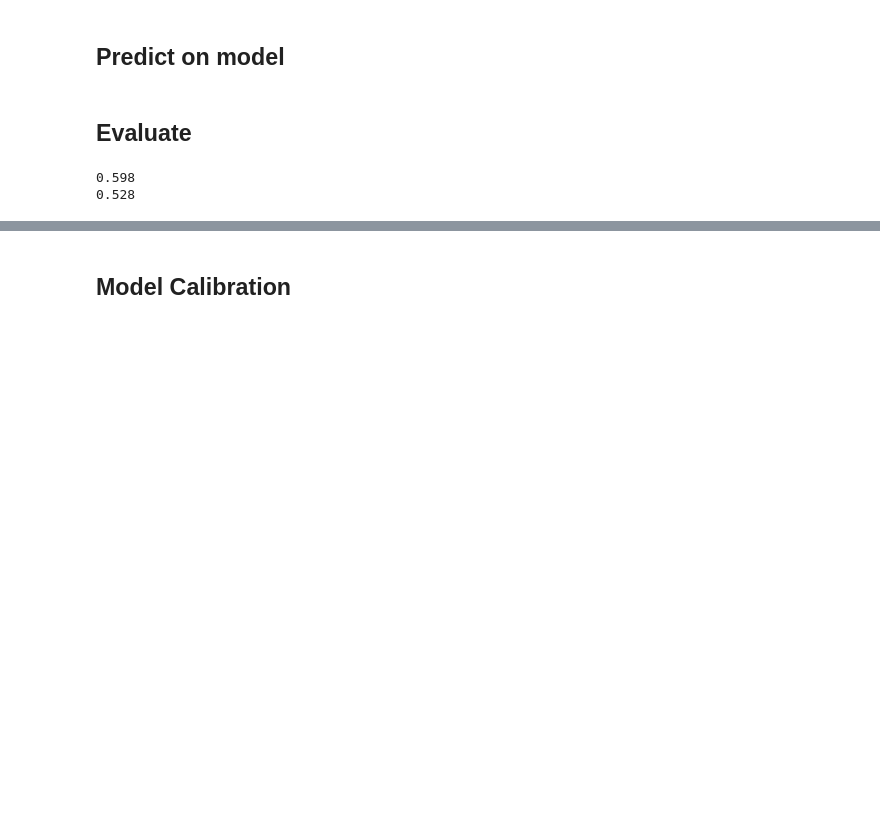
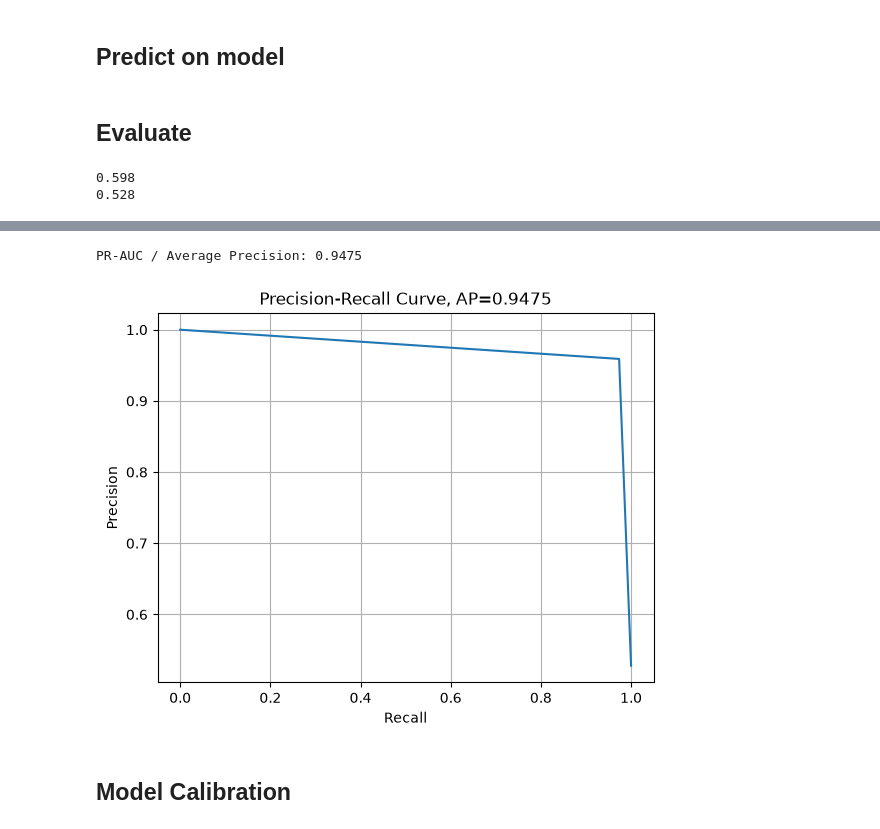
Before and after one commit to shengy90/depop_takehome_task, a Jupyter notebook: notebooks/sheng_solution.ipynb, the cells around one changed output, grey strips where cells are left out. Drawn from its saved outputs; the diff is of its cells as text; code cells hidden in the pictures; blank space fills up the shorter version.

```diff
--- a/notebooks/sheng_solution.ipynb
+++ b/notebooks/sheng_solution.ipynb
@@ -289,8 +328,8 @@ Best iteration: 85
 # %% [markdown]
 ## Predict on model
 # %%
-y_train_proper_pred = clf.predict(X_train_proper)
-y_test_pred = clf.predict(X_test)
+y_train_proper_pred = final_base_clf.predict(X_train_proper)
+y_test_pred = final_base_clf.predict(X_test)
 # %% [markdown]
 ## Evaluate
 # %%
@@ -339,5 +378,24 @@ weighted avg       0.97      0.97      0.97       500
 <sklearn.metrics._plot.confusion_matrix.ConfusionMatrixDisplay at 0x...>
 [figure]
+# %%
+from sklearn.metrics import average_precision_score, precision_recall_curve
+import matplotlib.pyplot as plt
+
+ap = average_precision_score(y_test, y_test_pred)
+print(f"PR-AUC / Average Precision: {ap:.4f}")
+
+precision, recall, thresholds = precision_recall_curve(y_test, y_test_pred)
+
+plt.figure()
+plt.plot(recall, precision)
+plt.xlabel("Recall")
+plt.ylabel("Precision")
+plt.title(f"Precision-Recall Curve, AP={ap:.4f}")
+plt.grid(True)
+plt.show()
+# %% [output]
+PR-AUC / Average Precision: 0.9475
+[figure, added]
 # %% [markdown]
 ## Model Calibration
 # %%
```
Also changed, not shown: parts of 12 cells of this notebook, 1 other file.
